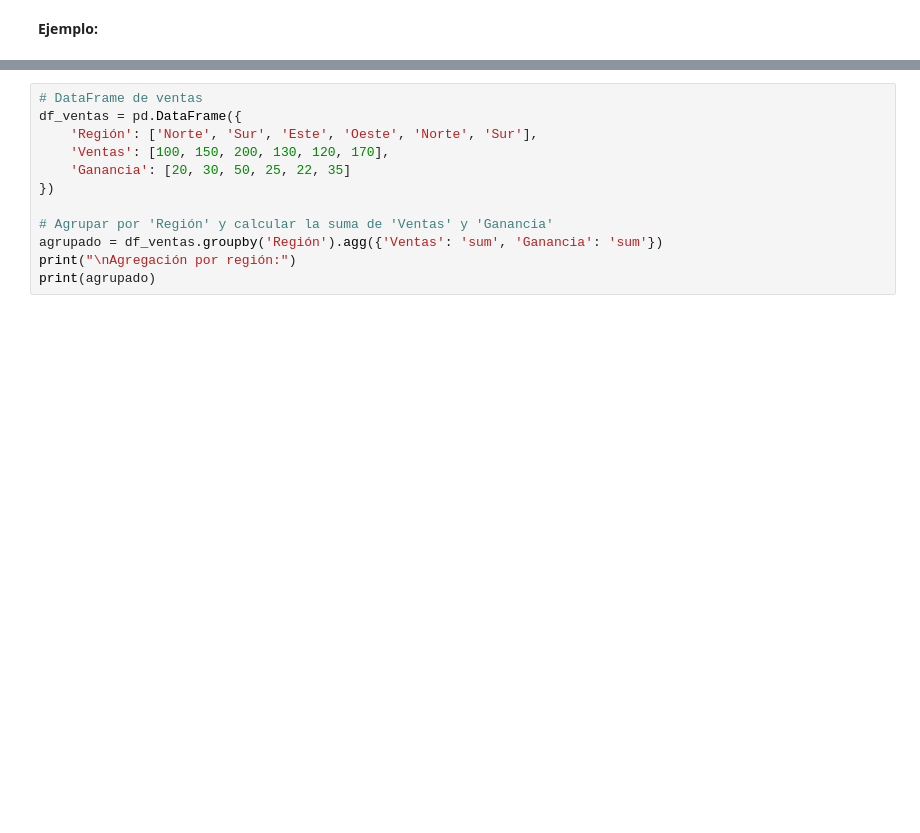
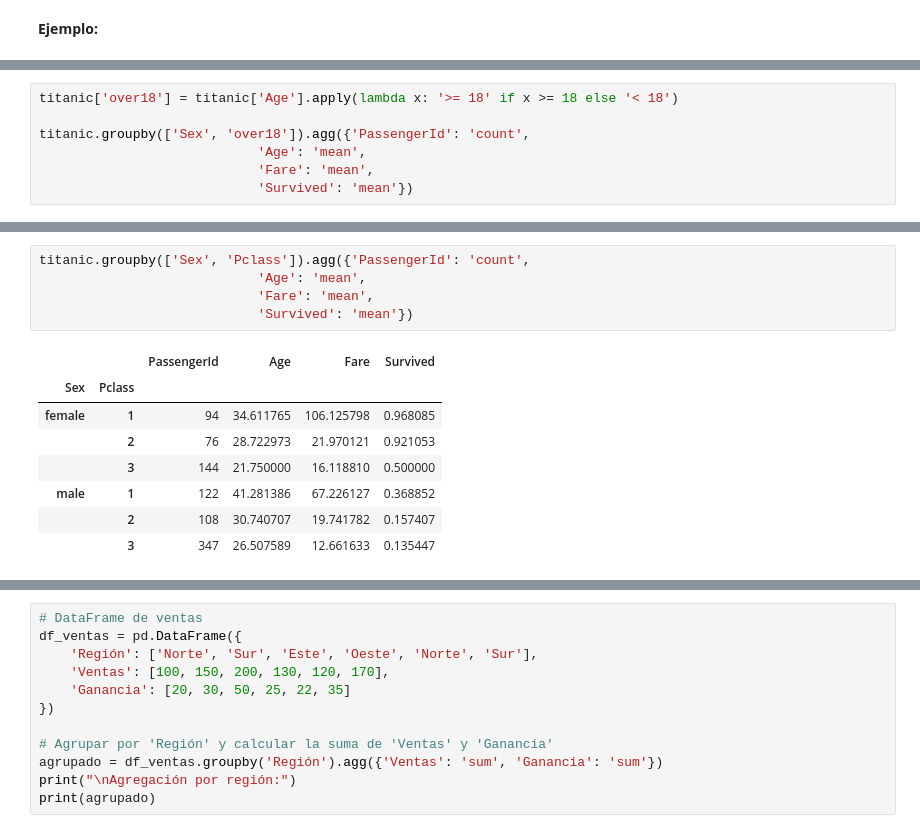
Before and after one commit to JCaballerot/Python-Programming101, a Jupyter notebook: 01_Introduccion_a_Python/07_Manipulación_de_Datos_con_Pandas.ipynb, the cells around one changed output, grey strips where cells are left out. Saved outputs shown, nothing was run; the diff lists cells and outputs as text; blank space fills up the shorter version.

```diff
--- a/01_Introduccion_a_Python/07_Manipulación_de_Datos_con_Pandas.ipynb
+++ b/01_Introduccion_a_Python/07_Manipulación_de_Datos_con_Pandas.ipynb
@@ -483,0 +712,7 @@ El método groupby permite:
+# %%
+titanic['over18'] = titanic['Age'].apply(lambda x: '>= 18' if x >= 18 else '< 18')
+
+titanic.groupby(['Sex', 'over18']).agg({'PassengerId': 'count',
+                            'Age': 'mean',
+                            'Fare': 'mean',
+                            'Survived': 'mean'})
@@ -483,0 +726,14 @@ El método groupby permite:
+# %%
+titanic.groupby(['Sex', 'Pclass']).agg({'PassengerId': 'count',
+                            'Age': 'mean',
+                            'Fare': 'mean',
+                            'Survived': 'mean'})
+# %% [output]
+|  |  | PassengerId | Age | Fare | Survived |
+| Sex | Pclass |  |  |  |  |
+| female | 1 | 94 | 34.611765 | 106.125798 | 0.968085 |
+|  | 2 | 76 | 28.722973 | 21.970121 | 0.921053 |
+|  | 3 | 144 | 21.750000 | 16.118810 | 0.500000 |
+| male | 1 | 122 | 41.281386 | 67.226127 | 0.368852 |
+|  | 2 | 108 | 30.740707 | 19.741782 | 0.157407 |
+|  | 3 | 347 | 26.507589 | 12.661633 | 0.135447 |
```
Also changed, not shown: parts of 35 cells of this notebook.
